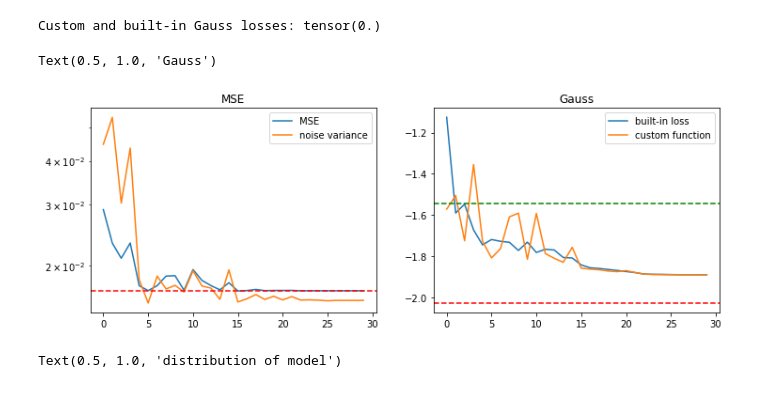
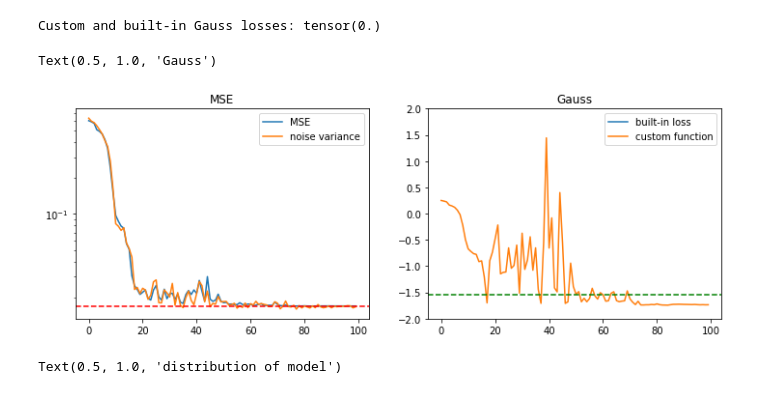
Before and after one commit to Pperezhogin/pyqg_experiments_Ross, a Jupyter notebook: pyqg_subgrid_experiments/GaussianLoss_1D.ipynb, the cells around one changed output. Cells and saved outputs as stored; diff of their text form; code cells hidden in the pictures.

```diff
--- a/pyqg_subgrid_experiments/GaussianLoss_1D.ipynb
+++ b/pyqg_subgrid_experiments/GaussianLoss_1D.ipynb
@@ -118,6 +118,13 @@ class Net(nn.Module):
             std_hat = torch.sqrt(yhat[:,1:2])
             noise = std_hat * torch.randn(std_hat.shape)
             return yhat[:,0:1] + noise
+# %%
+def regularization(yhat, ytrue):
+    var_vector = yhat[:,1:2]
+    mean_vector = yhat[:,0:1]
+    mse = torch.square(mean_vector-ytrue).mean()
+    noise_var = var_vector.mean()
+    return torch.square(mse - noise_var)
 # %%
 def minibatch(net, x, y, batch_size=64):
     idx = np.arange(x.shape[0])
@@ -157,10 +164,11 @@ def train(net, x, y, lr=0.001, num_epochs=100, batch_size=64):
         if epoch % 10 == 0:
             print(f"epoch = {epoch}, numpoints = {epoch_weight}, MSE = {epoch_loss/epoch_weight}")
 # %%
-def train_probabilistic(net, x, y, lr=0.001, num_epochs=100, batch_size=64):
+def train_probabilistic(net, x, y, lr=0.001, num_epochs=100, batch_size=64, alpha = 0.):
     optimizer = optim.Adam(net.parameters(), lr=lr)
     scheduler = optim.lr_scheduler.MultiStepLR(optimizer, milestones=[int(num_epochs/2), int(num_epochs*3/4), int(num_epochs*7/8)], gamma=0.1)
     criterion = nn.GaussianNLLLoss()
+
 
     net.loss_history = {'gauss': [], 'custom_mse': [], 'custom_gauss': [], 'noise_var': []}
 
@@ -170,7 +178,8 @@ def train_probabilistic(net, x, y, lr=0.001, num_epochs=100, batch_size=64):
         for xx, yy in minibatch(net, x, y, batch_size):
             optimizer.zero_grad()
             yhat = net.forward(xx)
-            loss = criterion(yhat[:,0:1], yy, yhat[:,1:2])
+            loss = criterion(yhat[:,0:1], yy, yhat[:,1:2]) + \
+                alpha * regularization(yhat, yy)
             loss.backward()
             optimizer.step()
 
@@ -180,7 +189,8 @@ def train_probabilistic(net, x, y, lr=0.001, num_epochs=100, batch_size=64):
         net.loss_history['gauss'].append(epoch_loss/epoch_weight)
         net.loss_history['custom_mse'].append(custom_mse(net,x,y).item())
         net.loss_history['custom_gauss'].append(custom_gauss(net,x,y).item())
-        net.loss_history['noise_var'].append(net.noise_variance(x).item())
+        #net.loss_history['noise_var'].append(net.noise_variance(x).item())
+        net.loss_history['noise_var'].append(net.generate_noise(x).var().item())
         scheduler.step()
         if epoch % 10 == 0:
             print(f"epoch = {epoch}, numpoints = {epoch_weight}, Gaussian Loss = {epoch_loss/epoch_weight}")
@@ -211,5 +221,5 @@ plt.legend(['Math expectation', 'prediction'])
 # %%
 pnet = Net(100,10,ANN_type='Gauss')
 # %%
-train_probabilistic(pnet, x, y, lr = 0.001, num_epochs=30, batch_size=64)
+train_probabilistic(pnet, x, y, lr = 0.001, num_epochs=100, batch_size=64, alpha=1000000.)
 # %% [output]
@@ -228,21 +245,22 @@ Custom and built-in Gauss losses: tensor(0.)
 # %%
 plt.figure(figsize=(12,4))
 plt.subplot(121)
 plt.semilogy(pnet.loss_history['custom_mse'])
 plt.semilogy(pnet.loss_history['noise_var'])
 plt.legend(['MSE', 'noise variance'])
 plt.axhline(y=MSE_min,linestyle='--',color='r')
 plt.title('MSE')
 plt.subplot(122)
 plt.plot(pnet.loss_history['gauss'])
 plt.plot(pnet.loss_history['custom_gauss'])
+plt.ylim([-2,2])
 plt.legend(['built-in loss', 'custom function'])
 plt.axhline(y=Gauss_min,linestyle='--',color='r')
 plt.axhline(y=Gauss_homoscedastic,linestyle='--',color='g')
 plt.title('Gauss')
 # %% [output]
 Text(0.5, 1.0, 'Gauss')
-[figure, old version]
+[figure, new version]
 # %%
 plt.figure(figsize=(12,4))
 plt.subplot(141)
```
Also changed, not shown: parts of 1 cell of this notebook, 4 other files.
